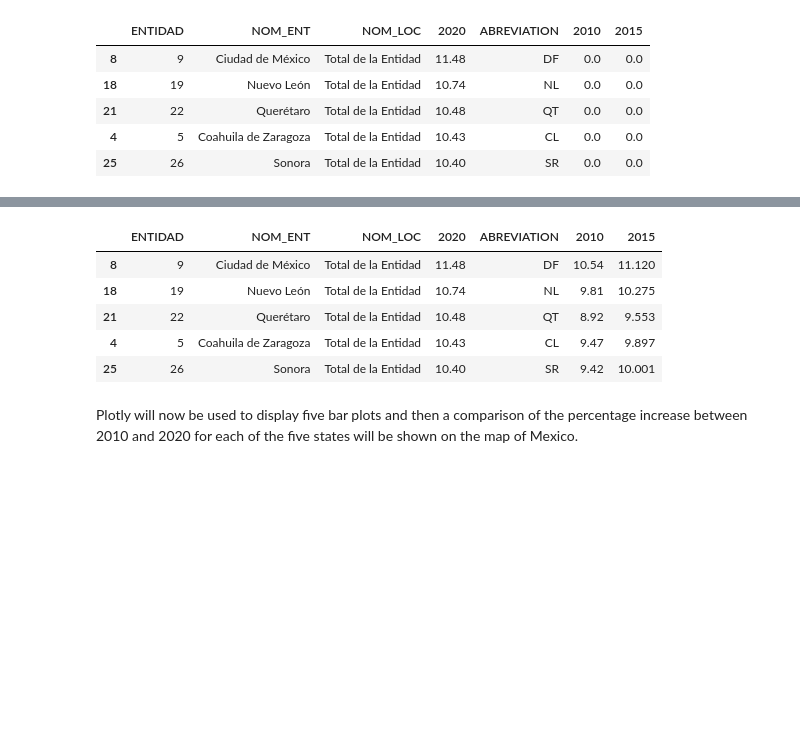
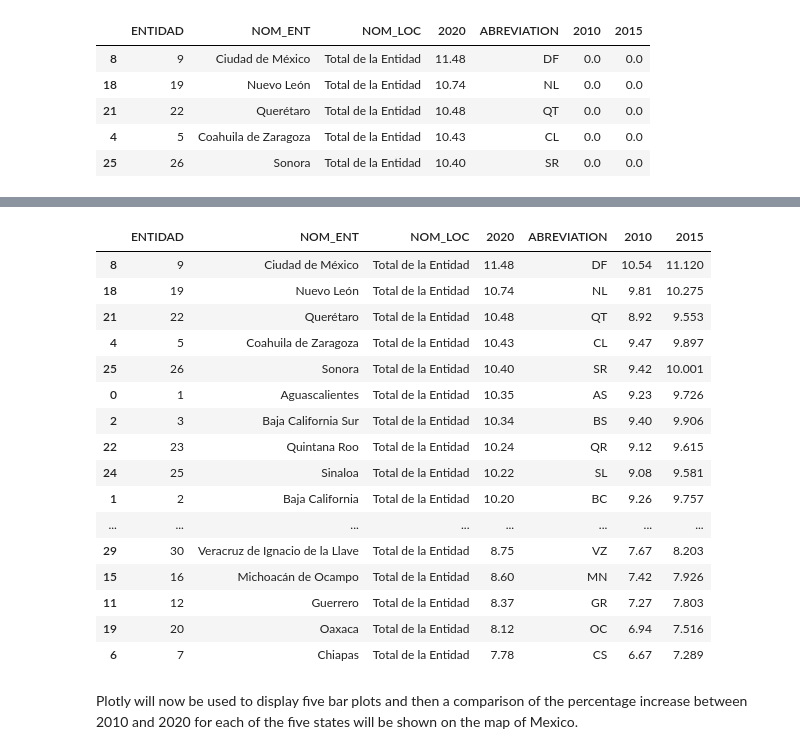
Before and after one commit to aarondiuz/Proyecto_Censo, a Jupyter notebook: Proyecto_Censo.ipynb, the cells around one changed output, grey strips where cells are left out. Drawn from its saved outputs; the diff is of its cells as text; code cells hidden in the pictures; blank space fills up the shorter version.

```diff
--- a/Proyecto_Censo.ipynb
+++ b/Proyecto_Censo.ipynb
@@ -448,9 +440,9 @@ ABREVIATION     object
 dtype: object
 # %%
 # We reorder the DataFrame
-graproesState_top5 = graproesState_2020.sort_values('GRAPROES', ascending=False)[:5]
-graproesState_top5 = graproesState_top5.rename(columns={"GRAPROES":"2020"})
-graproesState_top5
+graproesState_top = graproesState_2020.sort_values('GRAPROES', ascending=False)
+graproesState_top = graproesState_top.rename(columns={"GRAPROES":"2020"})
+graproesState_top
 # %% [output]
 |  | ENTIDAD | NOM_ENT | NOM_LOC | 2020 | ABREVIATION |
 | 8 | 9 | Ciudad de México | Total de la Entidad | 11.48 | DF |
@@ -462,9 +465,9 @@ graproesState_top5
 We will take the historical data from the API.
 # %%
 # Add two columns to the top 5 DF with zeroes
-graproesState_top5['2010'] = 0.0
-graproesState_top5['2015'] = 0.0
-graproesState_top5
+graproesState_top['2010'] = 0.0
+graproesState_top['2015'] = 0.0
+graproesState_top.head()
 # %% [output]
 |  | ENTIDAD | NOM_ENT | NOM_LOC | 2020 | ABREVIATION | 2010 | 2015 |
 | 8 | 9 | Ciudad de México | Total de la Entidad | 11.48 | DF | 0.0 | 0.0 |
@@ -474,26 +477,30 @@ graproesState_top5
 | 25 | 26 | Sonora | Total de la Entidad | 10.40 | SR | 0.0 | 0.0 |
 # %%
 # Lets get the data from 2010 and 2015 from the top 5 states listed above
-url='https://www.inegi.org.mx/app/api/indicadores/desarrolladores/jsonxml/INDICATOR/1005000038/es/07000009,07000019,07000022,07000005,07000026/false/BISE/2.0/d4536fae-59fd-94aa-e9a8-d743e7b47fcd?type=json'
-response= requests.get(url)
-if response.status_code==200:
-    content= json.loads(response.content)
+ids = ''
+for i in range(1,33):
+  if i < 10:
+    id_number =  '0700000{}'.format(i)
+  else:
+    id_number =  '070000{}'.format(i)
+  url='https://www.inegi.org.mx/app/api/indicadores/desarrolladores/jsonxml/INDICATOR/1005000038/es/{}/false/BISE/2.0/d4536fae-59fd-94aa-e9a8-d743e7b47fcd?type=json'.format(id_number)
+  response= requests.get(url)
+  if response.status_code==200:
+      content= json.loads(response.content)
 
-    Serie = content['Series'][0]['OBSERVATIONS']
-    List_Periods=[]
-    List_AvgGrade=[]
-    for observation in Serie:
-      if observation['TIME_PERIOD'][2] != '1':
-        pass
-      else:
-        if observation['COBER_GEO'][-2] == '0':
-          entidad = int(observation['COBER_GEO'][-1])
+      Serie = content['Series'][0]['OBSERVATIONS']
+      for observation in Serie:
+        if observation['TIME_PERIOD'][2] != '1':
+          pass
         else:
-          entidad = int(observation['COBER_GEO'][-2:])
-        if observation['TIME_PERIOD'] == '2010':
-          graproesState_top5['2010'][entidad-1] = float("{:.3f}".format(float(observation['OBS_VALUE'])))
-        elif observation['TIME_PERIOD'] == '2015':
-          graproesState_top5['2015'][entidad-1] = float("{:.3f}".format(float(observation['OBS_VALUE'])))
+          if observation['COBER_GEO'][-2] == '0':
+            entidad = int(observation['COBER_GEO'][-1])
+          else:
+            entidad = int(observation['COBER_GEO'][-2:])
+          if observation['TIME_PERIOD'] == '2010':
+            graproesState_top['2010'][entidad-1] = float("{:.3f}".format(float(observation['OBS_VALUE'])))
+          elif observation['TIME_PERIOD'] == '2015':
+            graproesState_top['2015'][entidad-1] = float("{:.3f}".format(float(observation['OBS_VALUE'])))
 
-graproesState_top5
+graproesState_top
 # %% [output]
@@ -500,9 +524,20 @@ graproesState_top5
 |  | ENTIDAD | NOM_ENT | NOM_LOC | 2020 | ABREVIATION | 2010 | 2015 |
 | 8 | 9 | Ciudad de México | Total de la Entidad | 11.48 | DF | 10.54 | 11.120 |
 | 18 | 19 | Nuevo León | Total de la Entidad | 10.74 | NL | 9.81 | 10.275 |
 | 21 | 22 | Querétaro | Total de la Entidad | 10.48 | QT | 8.92 | 9.553 |
 | 4 | 5 | Coahuila de Zaragoza | Total de la Entidad | 10.43 | CL | 9.47 | 9.897 |
 | 25 | 26 | Sonora | Total de la Entidad | 10.40 | SR | 9.42 | 10.001 |
+| 0 | 1 | Aguascalientes | Total de la Entidad | 10.35 | AS | 9.23 | 9.726 |
+| 2 | 3 | Baja California Sur | Total de la Entidad | 10.34 | BS | 9.40 | 9.906 |
+| 22 | 23 | Quintana Roo | Total de la Entidad | 10.24 | QR | 9.12 | 9.615 |
+| 24 | 25 | Sinaloa | Total de la Entidad | 10.22 | SL | 9.08 | 9.581 |
+| 1 | 2 | Baja California | Total de la Entidad | 10.20 | BC | 9.26 | 9.757 |
+| ... | ... | ... | ... | ... | ... | ... | ... |
+| 29 | 30 | Veracruz de Ignacio de la Llave | Total de la Entidad | 8.75 | VZ | 7.67 | 8.203 |
+| 15 | 16 | Michoacán de Ocampo | Total de la Entidad | 8.60 | MN | 7.42 | 7.926 |
+| 11 | 12 | Guerrero | Total de la Entidad | 8.37 | GR | 7.27 | 7.803 |
+| 19 | 20 | Oaxaca | Total de la Entidad | 8.12 | OC | 6.94 | 7.516 |
+| 6 | 7 | Chiapas | Total de la Entidad | 7.78 | CS | 6.67 | 7.289 |
 # %% [markdown]
 Plotly will now be used to display five bar plots and then a comparison of the percentage increase between 2010 and 2020 for each of the five states will be shown on the map of Mexico.
 # %%
```
Also changed, not shown: parts of 12 cells of this notebook.
